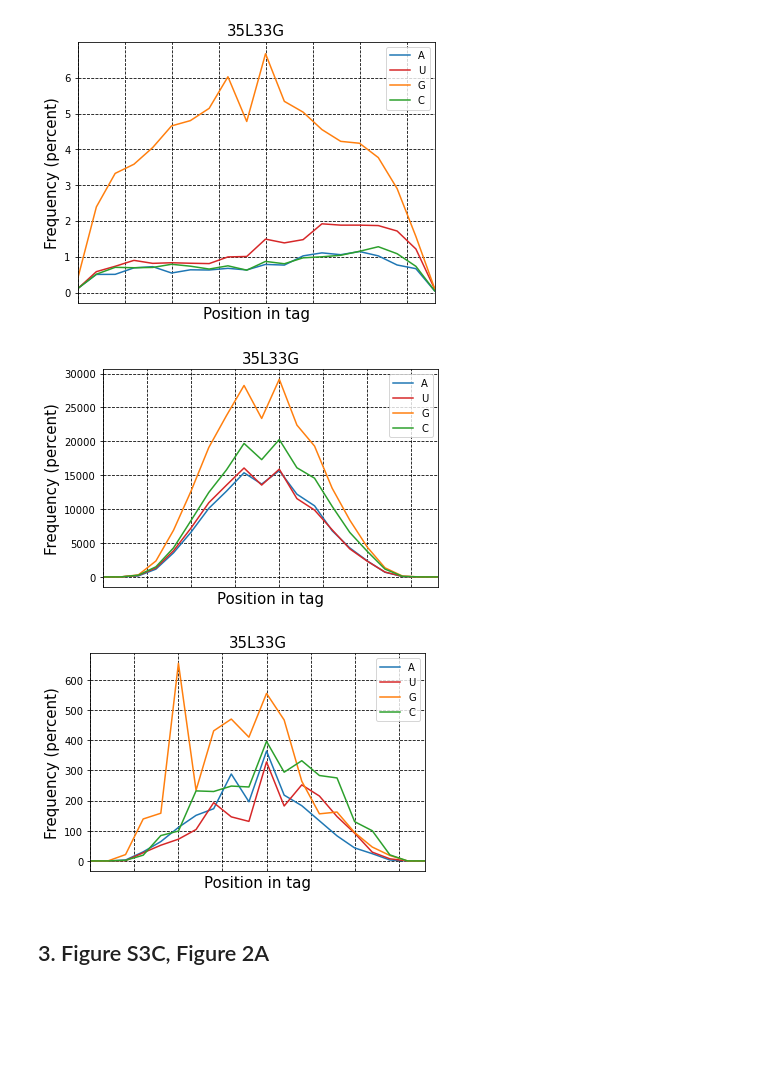
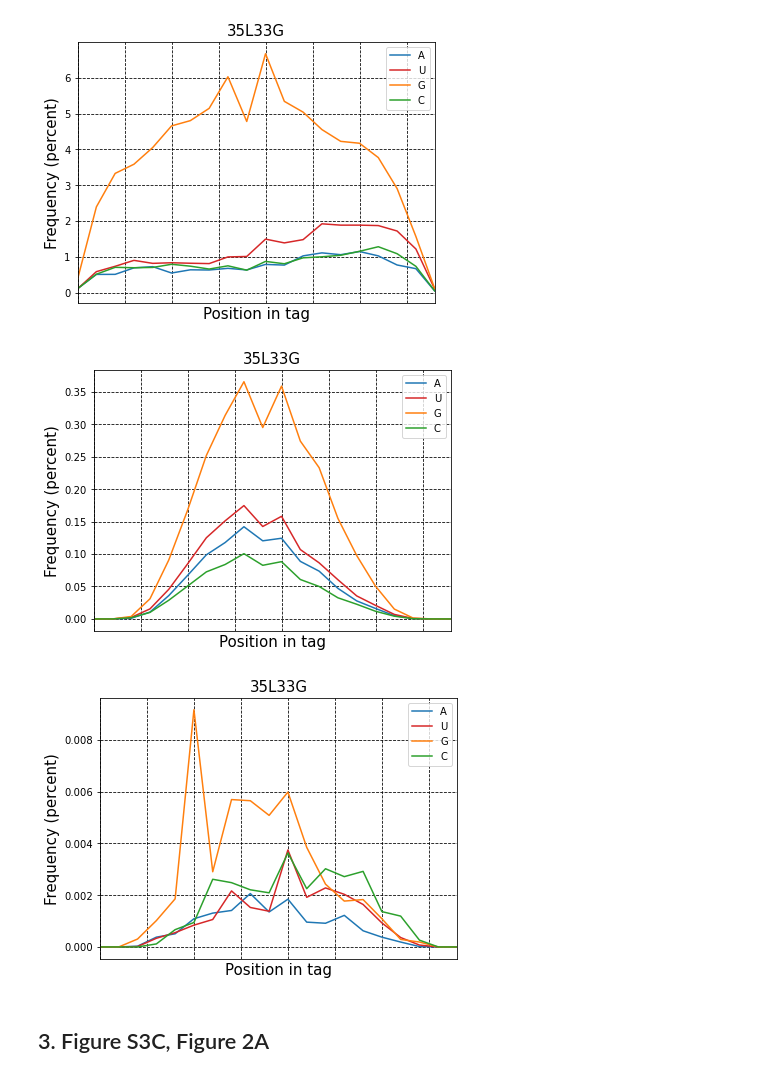
Before and after one commit to kangjunseo/Bioinformatics, a Jupyter notebook: QBioLab_Internship/Mission4.ipynb, the cells around one changed output. Cells and saved outputs as stored; diff of their text form; code cells hidden in the pictures; blank space fills up the shorter version.

```diff
--- a/QBioLab_Internship/Mission4.ipynb
+++ b/QBioLab_Internship/Mission4.ipynb
@@ -333,31 +333,31 @@ plt.show()
 # %%
 plt.title("35L33G", fontsize=15)
 plt.grid(linestyle = '--', color = 'black')
 plt.xlim([0,19])
-plt.plot(D_df[0], 'C0', label='A')
-plt.plot(D_df[1], 'C3', label='U')
-plt.plot(D_df[2], 'C1', label='G')
-plt.plot(D_df[3], 'C2', label='C')
+plt.plot(D_df['pA'], 'C0', label='A')
+plt.plot(D_df['pT'], 'C3', label='U')
+plt.plot(D_df['pG'], 'C1', label='G')
+plt.plot(D_df['pC'], 'C2', label='C')
 plt.xlabel('Position in tag', fontsize=15)
 plt.ylabel('Frequency (percent)', fontsize=15)
 plt.tick_params(
     axis='x',          # changes apply to the x-axis
     which='both',      # both major and minor ticks are affected
     bottom=False,      # ticks along the bottom edge are off
     top=False,         # ticks along the top edge are off
     labelbottom=False) # labels along the bottom edge are off
 plt.legend()
 plt.show()
 # %% [output]
-[figure, old version]
+[figure, new version]
 # %%
 plt.title("35L33G", fontsize=15)
 plt.grid(linestyle = '--', color = 'black')
 plt.xlim([0,19])
-plt.plot(I_df[0], 'C0', label='A')
-plt.plot(I_df[1], 'C3', label='U')
-plt.plot(I_df[2], 'C1', label='G')
-plt.plot(I_df[3], 'C2', label='C')
+plt.plot(I_df['pA'], 'C0', label='A')
+plt.plot(I_df['pT'], 'C3', label='U')
+plt.plot(I_df['pG'], 'C1', label='G')
+plt.plot(I_df['pC'], 'C2', label='C')
 plt.xlabel('Position in tag', fontsize=15)
 plt.ylabel('Frequency (percent)', fontsize=15)
 plt.tick_params(
@@ -369,7 +369,7 @@ plt.tick_params(
 plt.legend()
 plt.show()
 # %% [output]
-[figure, old version]
+[figure, new version]
 # %% [markdown]
 ## 3. Figure S3C, Figure 2A
 # %%
```
